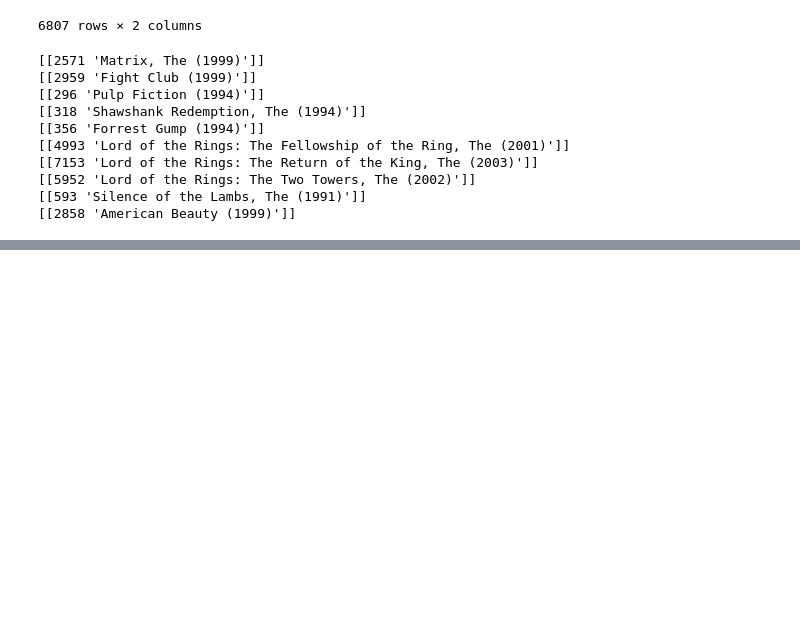
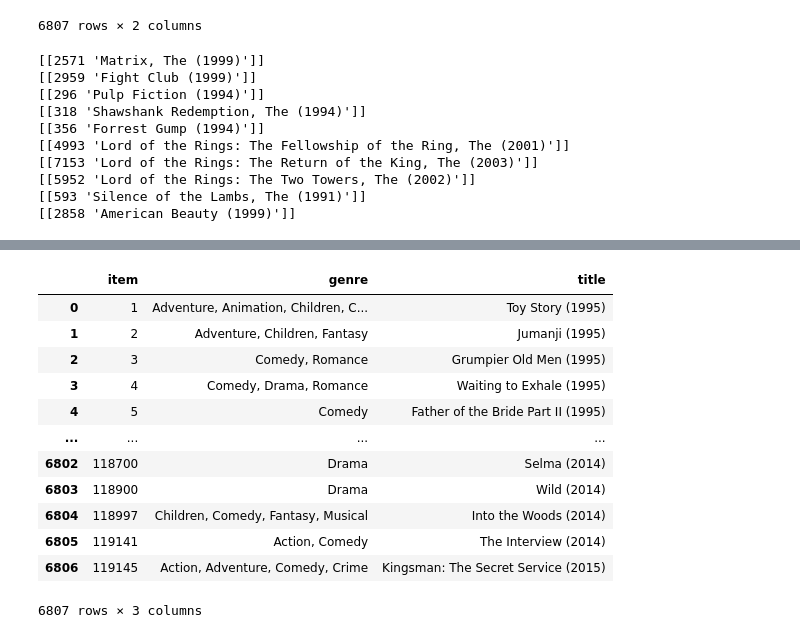
Before and after one commit to boostcampaitech7/level2-recsys-movierecommendation-recsys-08-lv3, a Jupyter notebook: src/analysis/EDA_sunwoo_1.ipynb, the cells around one changed output, grey strips where cells are left out. Cells and saved outputs as stored; diff of their text form; code cells hidden in the pictures; blank space fills up the shorter version.

```diff
--- a/src/analysis/EDA_sunwoo_1.ipynb
+++ b/src/analysis/EDA_sunwoo_1.ipynb
@@ -352,0 +384,18 @@ len(overlapping_users_by_item[1])
+# %%
+movie_df = pd.merge(genres_df, title_df, on='item', how='left')
+# %%
+movie_df
+# %% [output]
+|  | item | genre | title |
+| 0 | 1 | Adventure, Animation, Children, C... | Toy Story (1995) |
+| 1 | 2 | Adventure, Children, Fantasy | Jumanji (1995) |
+| 2 | 3 | Comedy, Romance | Grumpier Old Men (1995) |
+| 3 | 4 | Comedy, Drama, Romance | Waiting to Exhale (1995) |
+| 4 | 5 | Comedy | Father of the Bride Part II (1995) |
+| ... | ... | ... | ... |
+| 6802 | 118700 | Drama | Selma (2014) |
+| 6803 | 118900 | Drama | Wild (2014) |
+| 6804 | 118997 | Children, Comedy, Fantasy, Musical | Into the Woods (2014) |
+| 6805 | 119141 | Action, Comedy | The Interview (2014) |
+| 6806 | 119145 | Action, Adventure, Comedy, Crime | Kingsman: The Secret Service (2015) |
+6807 rows × 3 columns
```
Also changed, not shown: parts of 29 cells of this notebook.
